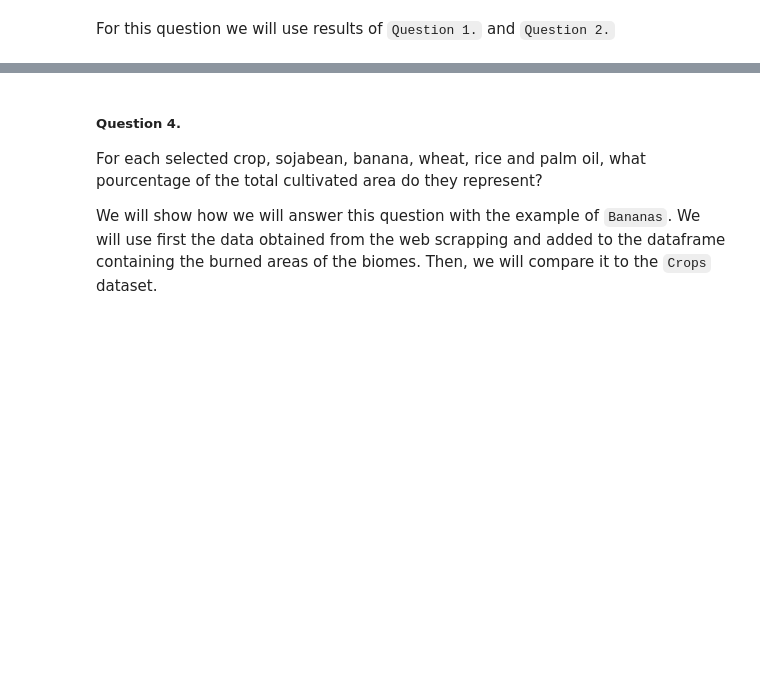
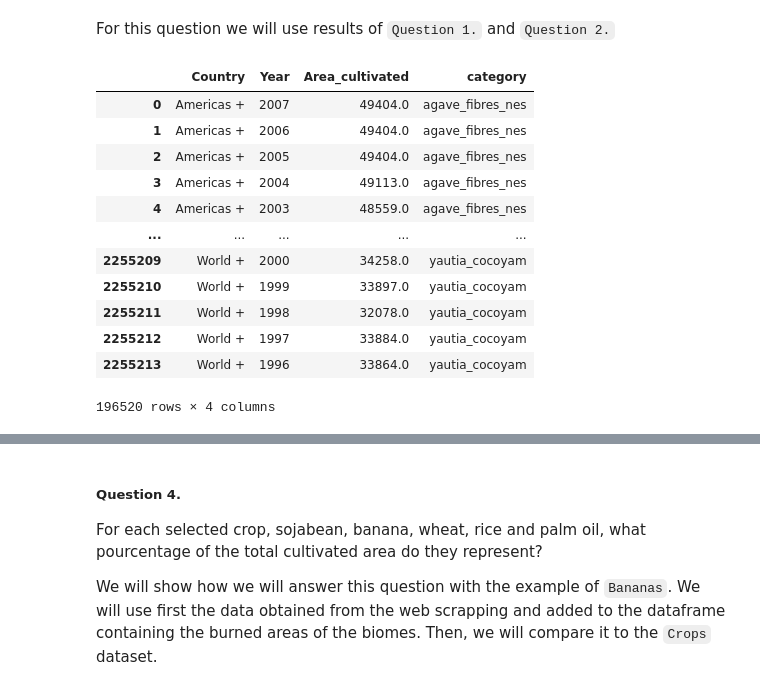
Before and after one commit to CeliaBenquet/Project_ADA, a Jupyter notebook: ada_project.ipynb, the cells around one changed output, grey strips where cells are left out. Cells and saved outputs as stored; diff of their text form; code cells hidden in the pictures; blank space fills up the shorter version.

```diff
--- a/ada_project.ipynb
+++ b/ada_project.ipynb
@@ -1755,3 +1755,24 @@ We will do the same processing than for the `Crops` data set for all the countri
 Do we see a correlation between the area lost by ecosystems and the area gain by agriculture?
 # %% [markdown]
 For this question we will use results of `Question 1.` and `Question 2.`
+# %%
+#Operation to keep only what is needed in this question for the "Crops" dataframe:
+cropsHa=crops.where(crops['element']=='Area Harvested')
+cropsHa=cropsHa.where(crops['year']>1994).dropna().astype({'year':'int64'})
+cropsHa = cropsHa.drop(['unit', 'element'], axis=1)\
+                 .rename(columns={"value": "Area_cultivated","country_or_area": "Country", "year":"Year"})
+cropsHa.head(-1)
+# %% [output]
+|  | Country | Year | Area_cultivated | category |
+| 0 | Americas + | 2007 | 49404.0 | agave_fibres_nes |
+| 1 | Americas + | 2006 | 49404.0 | agave_fibres_nes |
+| 2 | Americas + | 2005 | 49404.0 | agave_fibres_nes |
+| 3 | Americas + | 2004 | 49113.0 | agave_fibres_nes |
+| 4 | Americas + | 2003 | 48559.0 | agave_fibres_nes |
+| ... | ... | ... | ... | ... |
+| 2255209 | World + | 2000 | 34258.0 | yautia_cocoyam |
+| 2255210 | World + | 1999 | 33897.0 | yautia_cocoyam |
+| 2255211 | World + | 1998 | 32078.0 | yautia_cocoyam |
+| 2255212 | World + | 1997 | 33884.0 | yautia_cocoyam |
+| 2255213 | World + | 1996 | 33864.0 | yautia_cocoyam |
+196520 rows × 4 columns
```
Also changed, not shown: parts of 23 cells of this notebook.
